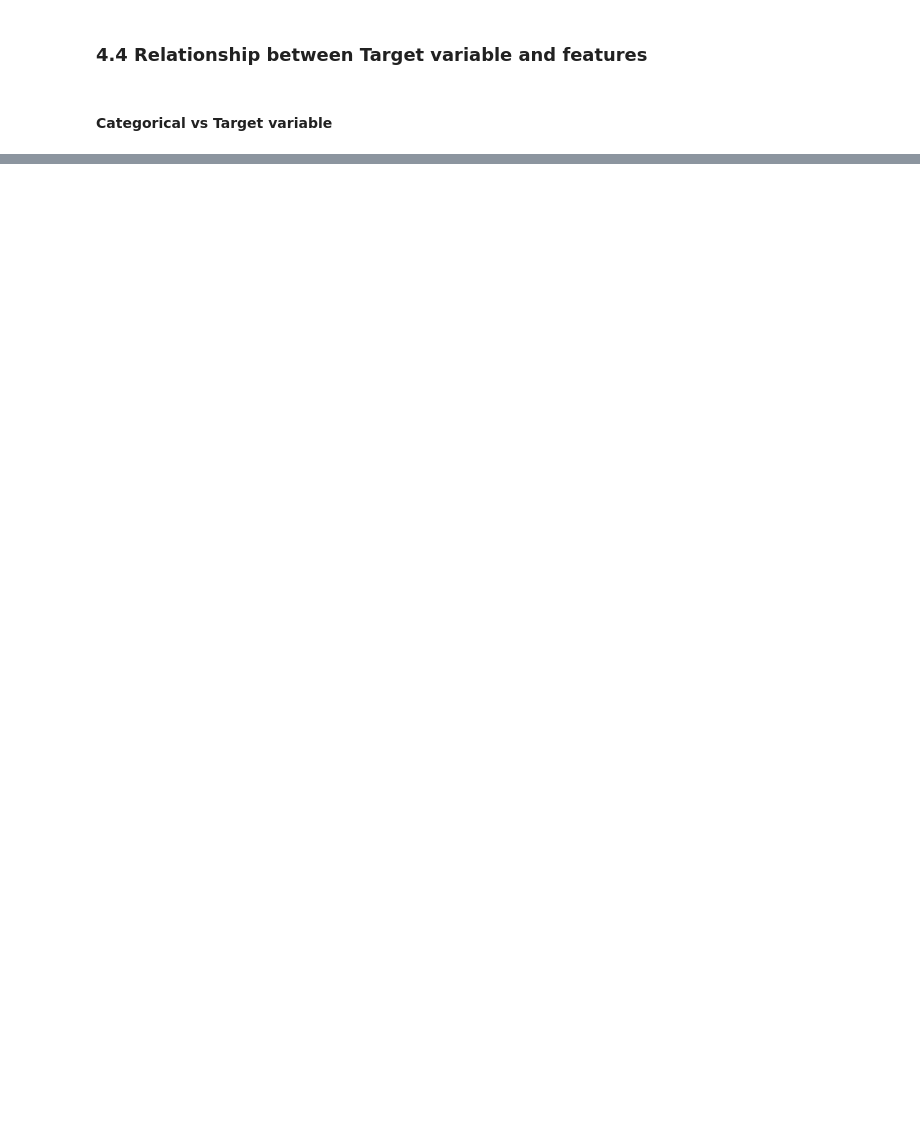
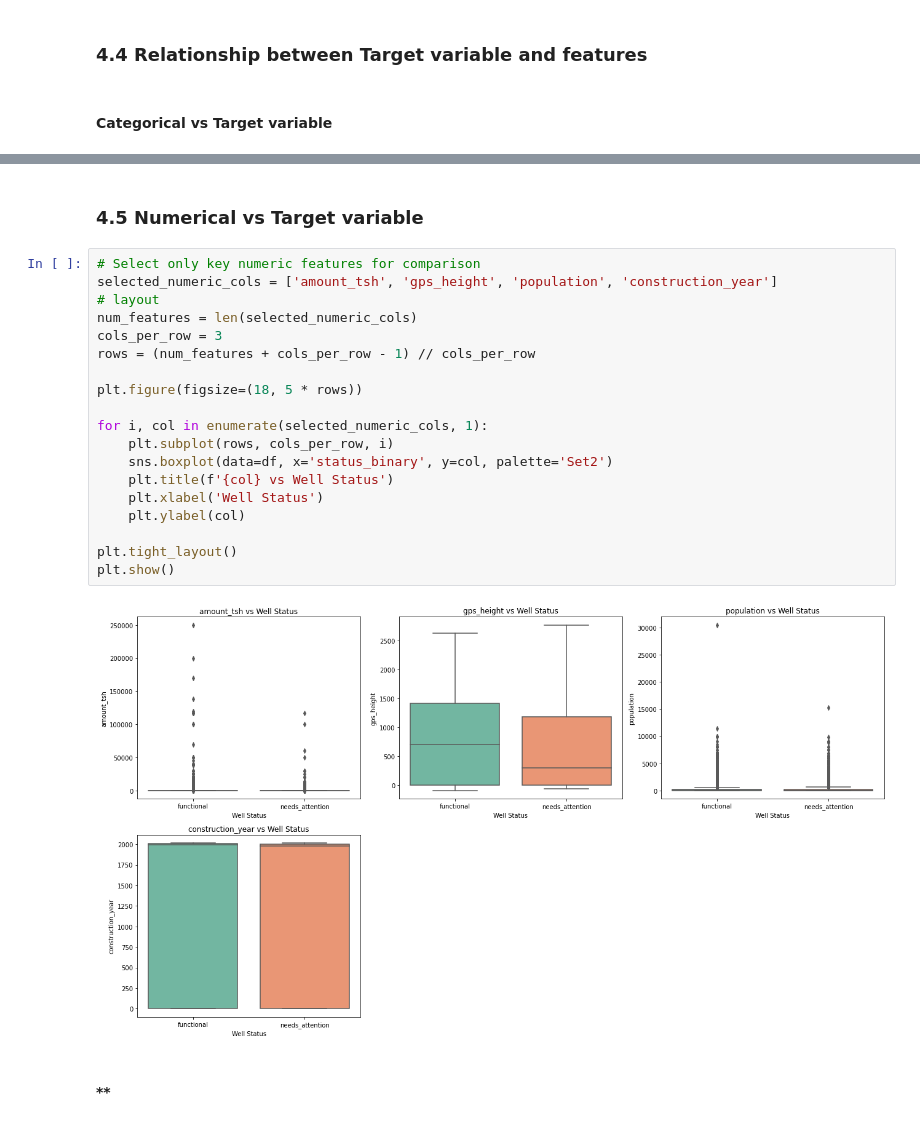
Before and after one commit to CharityPM/tanzanian-water-wells-prediction, a Jupyter notebook: waterwellsprediction.ipynb, the cells around one changed output, grey strips where cells are left out. Cells and saved outputs as stored; diff of their text form; blank space fills up the shorter version.

```diff
--- a/waterwellsprediction.ipynb
+++ b/waterwellsprediction.ipynb
@@ -394,0 +403,25 @@ for col in categorical_cols:
+# %% [markdown]
+### 4.5 Numerical vs Target variable
+# %%
+# Select only key numeric features for comparison
+selected_numeric_cols = ['amount_tsh', 'gps_height', 'population', 'construction_year']
+# layout
+num_features = len(selected_numeric_cols)
+cols_per_row = 3
+rows = (num_features + cols_per_row - 1) // cols_per_row
+
+plt.figure(figsize=(18, 5 * rows))
+
+for i, col in enumerate(selected_numeric_cols, 1):
+    plt.subplot(rows, cols_per_row, i)
+    sns.boxplot(data=df, x='status_binary', y=col, palette='Set2')
+    plt.title(f'{col} vs Well Status')
+    plt.xlabel('Well Status')
+    plt.ylabel(col)
+
+plt.tight_layout()
+plt.show()
+# %% [output]
+[figure, added]
+# %% [markdown]
+#### **
```
Also changed, not shown: parts of 12 cells of this notebook.
